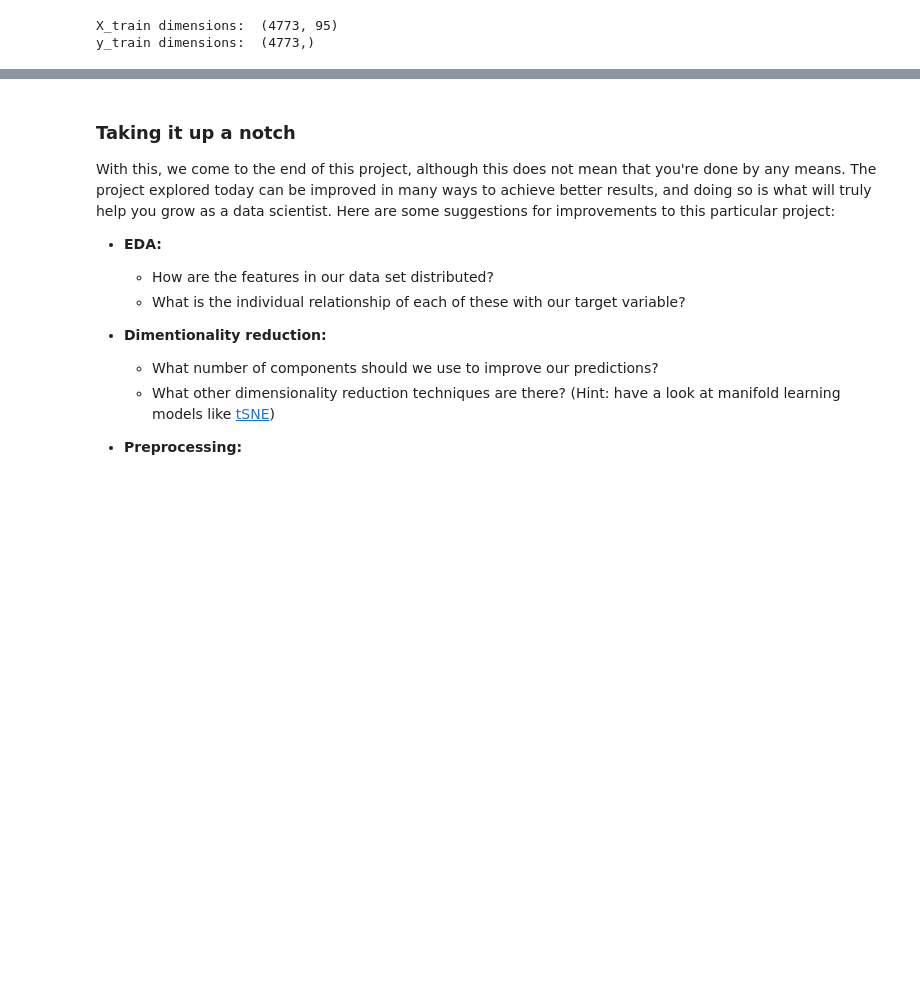
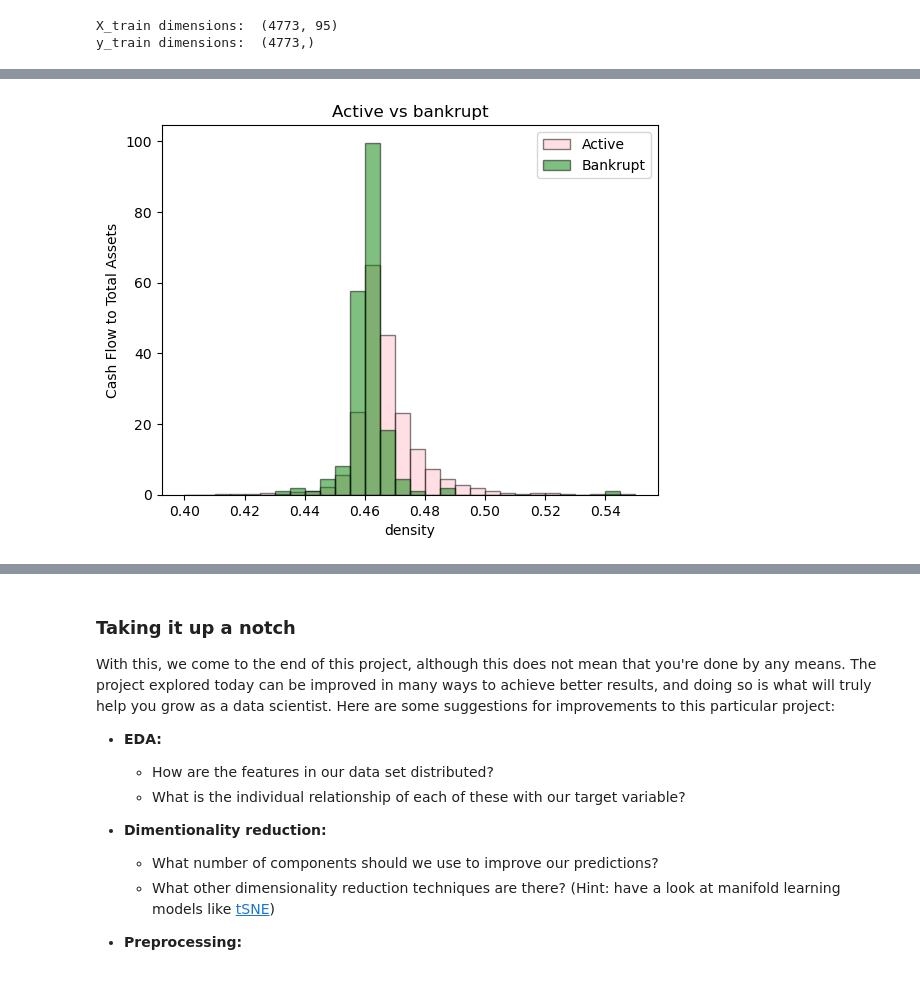
Before and after one commit to Shelfonfire/Python-for-Data-Science, a Jupyter notebook: Session_5/session-five-project-questions.ipynb, the cells around one changed output, grey strips where cells are left out. Drawn from its saved outputs; the diff is of its cells as text; code cells hidden in the pictures; blank space fills up the shorter version.

```diff
--- a/Session_5/session-five-project-questions.ipynb
+++ b/Session_5/session-five-project-questions.ipynb
@@ -527,0 +573,11 @@ weighted avg       0.96      0.87      0.91       955
+# %%
+fig, ax = plt.subplots()
+ax.hist(data[' Cash flow rate'],range=[0.4, 0.55], bins=30, density=True, color="pink", edgecolor="black",alpha = 0.5, label = 'Active')
+ax.hist(CBkrupt[' Cash flow rate'], bins=30, range=[0.4, 0.55],density=True, color="green", edgecolor="black",alpha = 0.5, label = 'Bankrupt')
+ax.set_title('Active vs bankrupt')
+ax.set_ylabel('Cash Flow to Total Assets')
+ax.set_xlabel('density')
+plt.legend(loc = 'upper right')
+plt.show()
+# %% [output]
+[figure, added]
```
Also changed, not shown: parts of 25 cells of this notebook, 1 other file.
